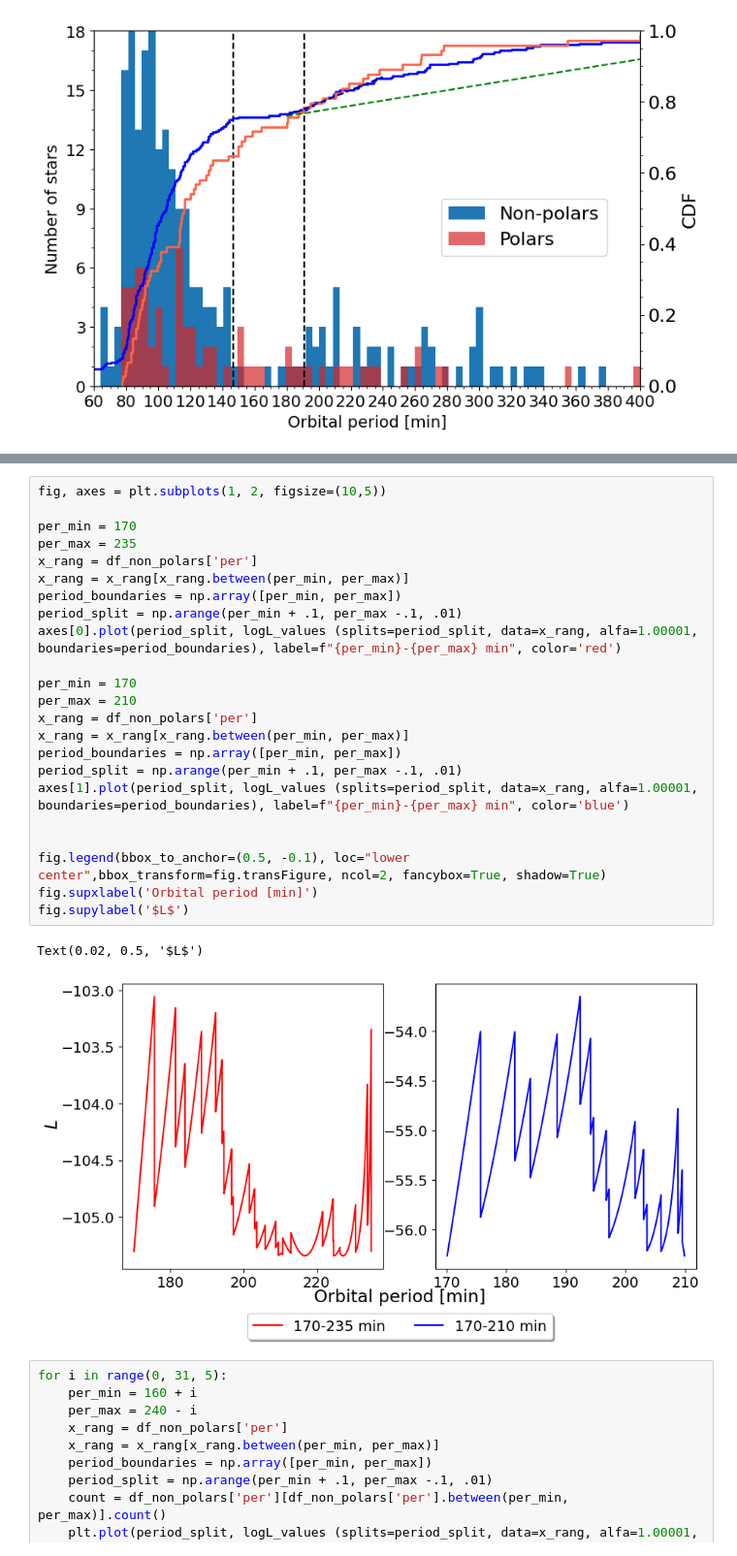
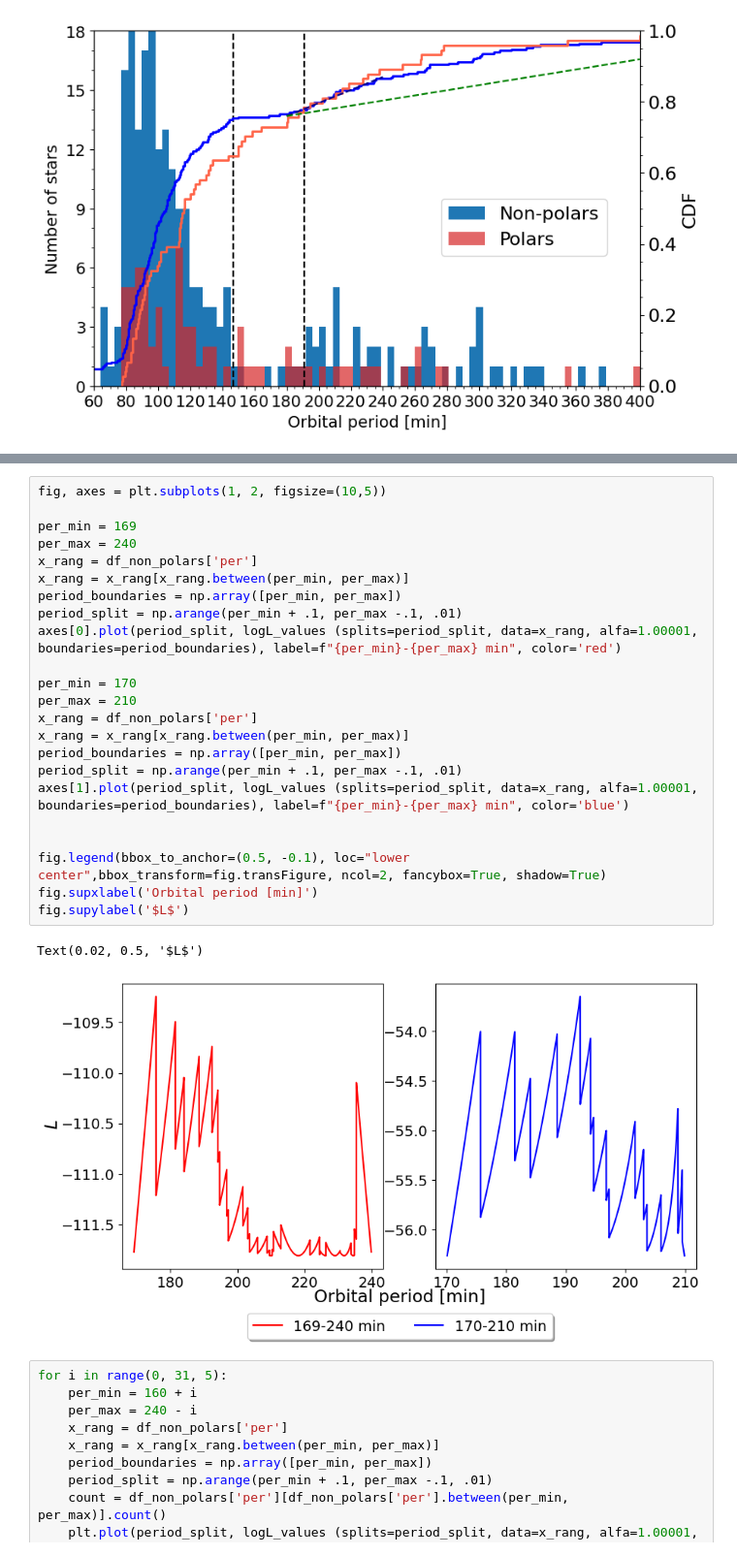
Before and after one commit to wknop/licencjat, a Jupyter notebook: notebook1.ipynb, the cells around one changed output, grey strips where cells are left out. Shown at 97% size. Saved outputs shown, nothing was run; the diff lists cells and outputs as text.

Commit message:
refined the w variable plot in the test.ipynb file

```diff
--- a/notebook1.ipynb
+++ b/notebook1.ipynb
@@ -345,29 +345,29 @@ plt.legend()
 # %%
 fig, axes = plt.subplots(1, 2, figsize=(10,5))
 
-per_min = 170
-per_max = 235
+per_min = 169
+per_max = 240
 x_rang = df_non_polars['per']
 x_rang = x_rang[x_rang.between(per_min, per_max)]
 period_boundaries = np.array([per_min, per_max])
 period_split = np.arange(per_min + .1, per_max -.1, .01)
 axes[0].plot(period_split, logL_values (splits=period_split, data=x_rang, alfa=1.00001, boundaries=period_boundaries), label=f"{per_min}-{per_max} min", color='red')
 
 per_min = 170
 per_max = 210
 x_rang = df_non_polars['per']
 x_rang = x_rang[x_rang.between(per_min, per_max)]
 period_boundaries = np.array([per_min, per_max])
 period_split = np.arange(per_min + .1, per_max -.1, .01)
 axes[1].plot(period_split, logL_values (splits=period_split, data=x_rang, alfa=1.00001, boundaries=period_boundaries), label=f"{per_min}-{per_max} min", color='blue')
 
 
 fig.legend(bbox_to_anchor=(0.5, -0.1), loc="lower center",bbox_transform=fig.transFigure, ncol=2, fancybox=True, shadow=True)
 fig.supxlabel('Orbital period [min]')
 fig.supylabel('$L$')
 # %% [output]
 Text(0.02, 0.5, '$L$')
-[figure, old version]
+[figure, new version]
 # %%
 for i in range(0, 31, 5):
     per_min = 160 + i
```
Also changed, not shown: parts of 1 cell of this notebook, 1 other file.
